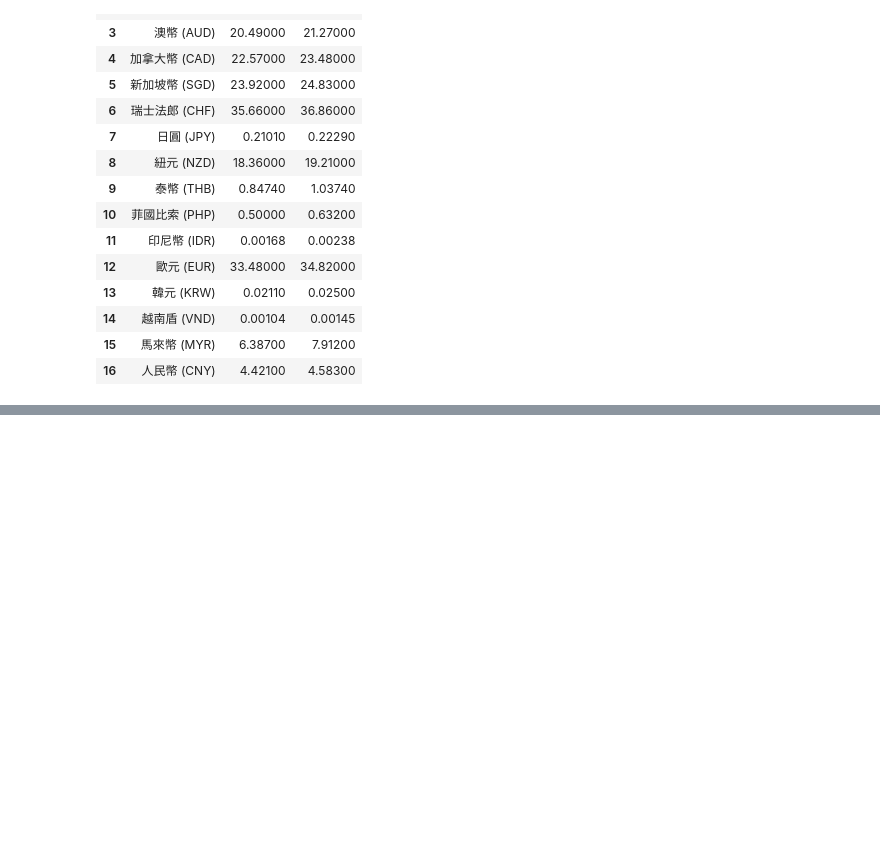
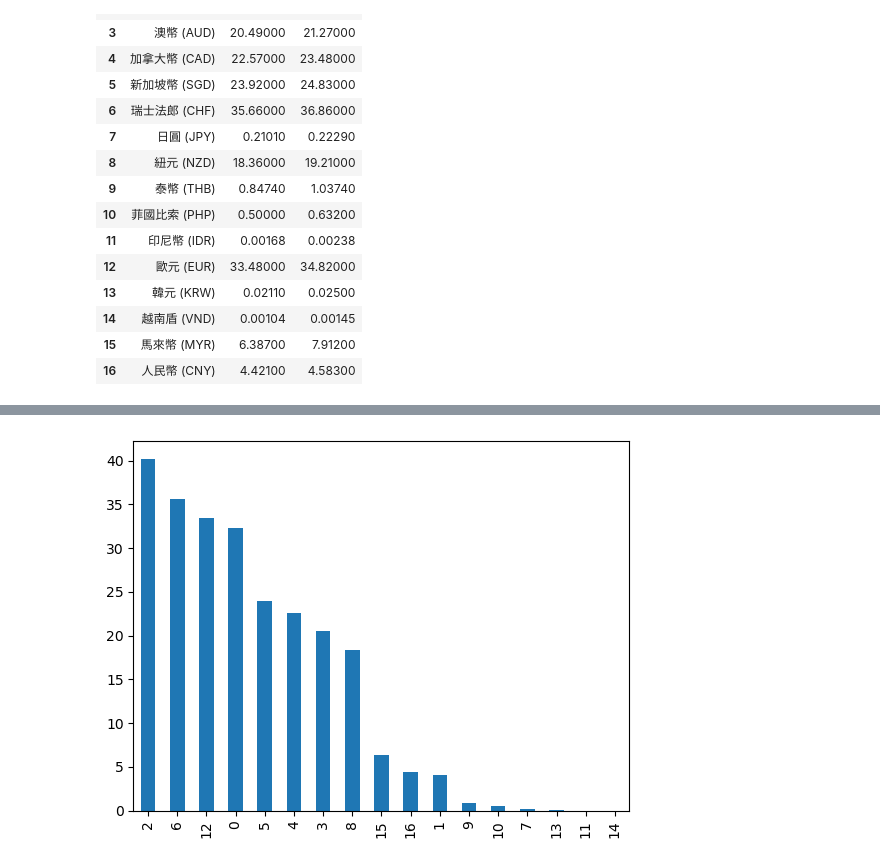
Before and after one commit to seanLeeYuChenge/python_analysis, a Jupyter notebook: lesson6/lesson6_2.ipynb, the cells around one changed output, grey strips where cells are left out. Drawn from its saved outputs; the diff is of its cells as text; code cells hidden in the pictures; blank space fills up the shorter version.

```diff
--- a/lesson6/lesson6_2.ipynb
+++ b/lesson6/lesson6_2.ipynb
@@ -150,3 +150,8 @@ df
 | 14 | 越南盾 (VND) | 0.00104 | 0.00145 |
 | 15 | 馬來幣 (MYR) | 6.38700 | 7.91200 |
 | 16 | 人民幣 (CNY) | 4.42100 | 4.58300 |
+# %%
+import pandas as pd
+df = pd.DataFrame(cleared_list)
+df = df.sort_values(by="現金買入",ascending=False)
+df.head()
@@ -152,0 +196,6 @@ df
+# %%
+import matplotlib.pyplot as plt
+df['現金買入'].plot(kind='bar')
+plt.show()
+# %% [output]
+[figure, added]
```
Also changed, not shown: parts of 5 cells of this notebook.
